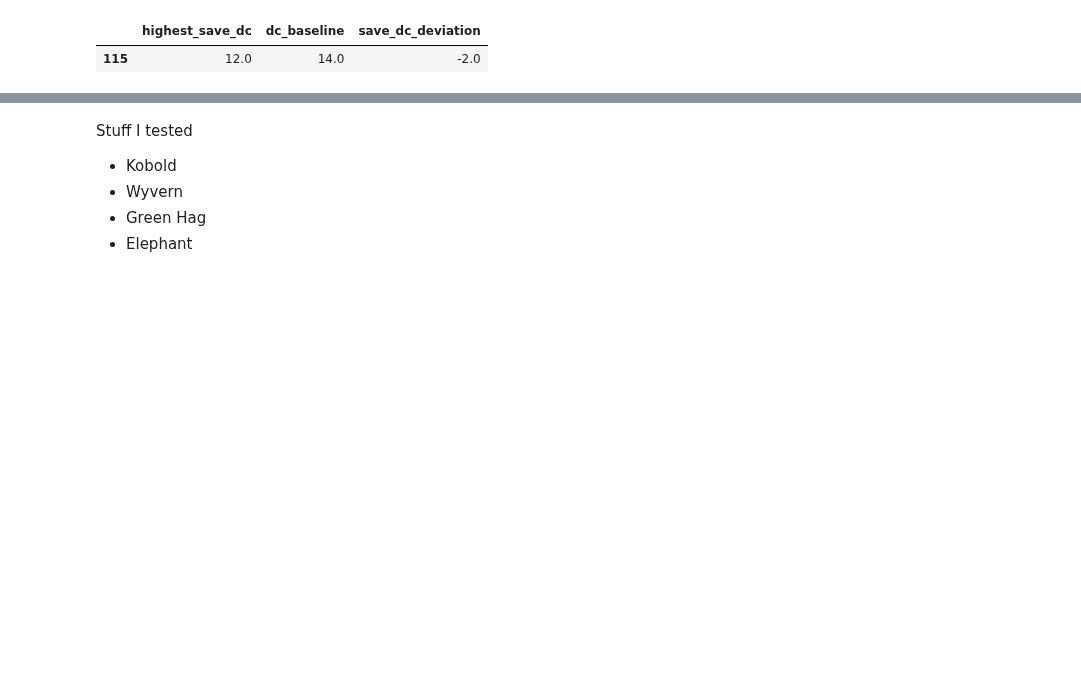
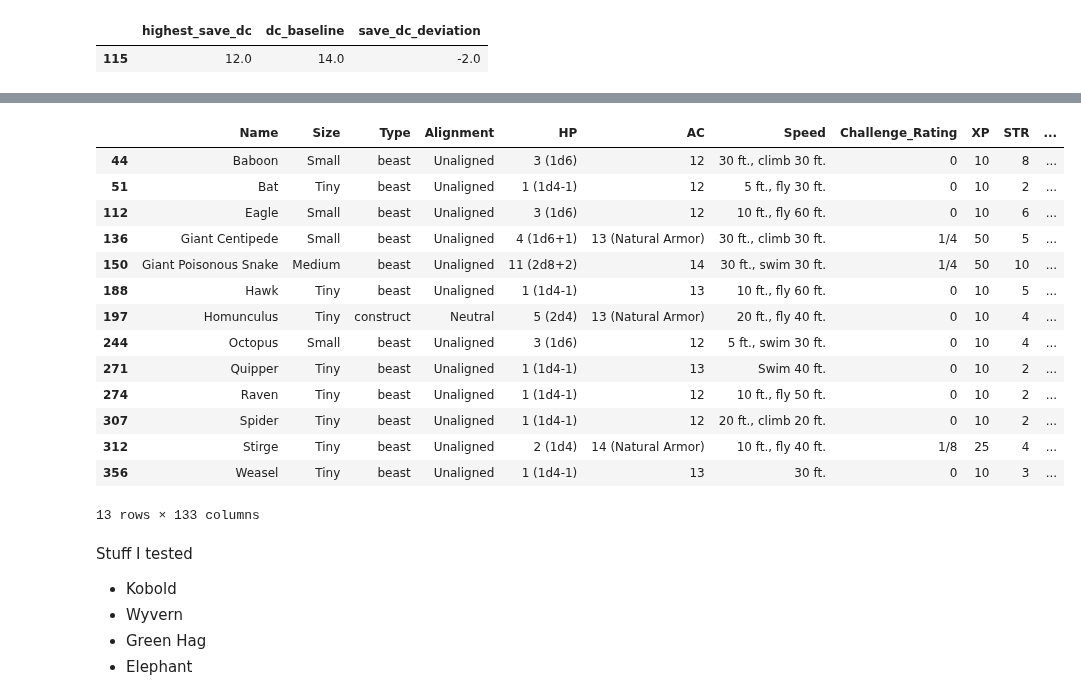
Before and after one commit to conorbarryhoke/matrix_v0, a Jupyter notebook: notebooks/three_tier_hp_model_merged.ipynb, the cells around one changed output, grey strips where cells are left out. Cells and saved outputs as stored; diff of their text form; code cells hidden in the pictures; blank space fills up the shorter version.

```diff
--- a/notebooks/three_tier_hp_model_merged.ipynb
+++ b/notebooks/three_tier_hp_model_merged.ipynb
@@ -3364,3 +3354,22 @@ export_df[(export_df['has_advantage_condition']==1)&(export_df['cr_numeric']>1)]
+# %%
+_is_useful_cr =(export_df['cr_numeric']>1)
+export_df[(export_df['predicted_hp']<0)]
+# %% [output]
+|  | Name | Size | Type | Alignment | HP | AC | Speed | Challenge_Rating | XP | STR | ... |
+| 44 | Baboon | Small | beast | Unaligned | 3 (1d6) | 12 | 30 ft., climb 30 ft. | 0 | 10 | 8 | ... |
+| 51 | Bat | Tiny | beast | Unaligned | 1 (1d4-1) | 12 | 5 ft., fly 30 ft. | 0 | 10 | 2 | ... |
+| 112 | Eagle | Small | beast | Unaligned | 3 (1d6) | 12 | 10 ft., fly 60 ft. | 0 | 10 | 6 | ... |
+| 136 | Giant Centipede | Small | beast | Unaligned | 4 (1d6+1) | 13 (Natural Armor) | 30 ft., climb 30 ft. | 1/4 | 50 | 5 | ... |
+| 150 | Giant Poisonous Snake | Medium | beast | Unaligned | 11 (2d8+2) | 14 | 30 ft., swim 30 ft. | 1/4 | 50 | 10 | ... |
+| 188 | Hawk | Tiny | beast | Unaligned | 1 (1d4-1) | 13 | 10 ft., fly 60 ft. | 0 | 10 | 5 | ... |
+| 197 | Homunculus | Tiny | construct | Neutral | 5 (2d4) | 13 (Natural Armor) | 20 ft., fly 40 ft. | 0 | 10 | 4 | ... |
+| 244 | Octopus | Small | beast | Unaligned | 3 (1d6) | 12 | 5 ft., swim 30 ft. | 0 | 10 | 4 | ... |
+| 271 | Quipper | Tiny | beast | Unaligned | 1 (1d4-1) | 13 | Swim 40 ft. | 0 | 10 | 2 | ... |
+| 274 | Raven | Tiny | beast | Unaligned | 1 (1d4-1) | 12 | 10 ft., fly 50 ft. | 0 | 10 | 2 | ... |
+| 307 | Spider | Tiny | beast | Unaligned | 1 (1d4-1) | 12 | 20 ft., climb 20 ft. | 0 | 10 | 2 | ... |
+| 312 | Stirge | Tiny | beast | Unaligned | 2 (1d4) | 14 (Natural Armor) | 10 ft., fly 40 ft. | 1/8 | 25 | 4 | ... |
+| 356 | Weasel | Tiny | beast | Unaligned | 1 (1d4-1) | 13 | 30 ft. | 0 | 10 | 3 | ... |
+13 rows × 133 columns
 # %% [markdown]
 Stuff I tested
 * Kobold
```
Also changed, not shown: parts of 3 cells of this notebook, 5 other files.
